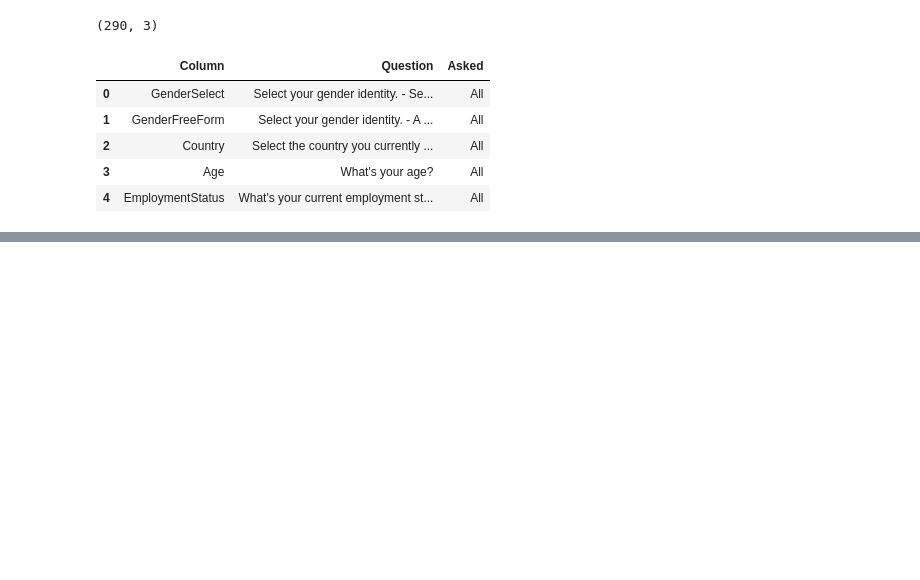
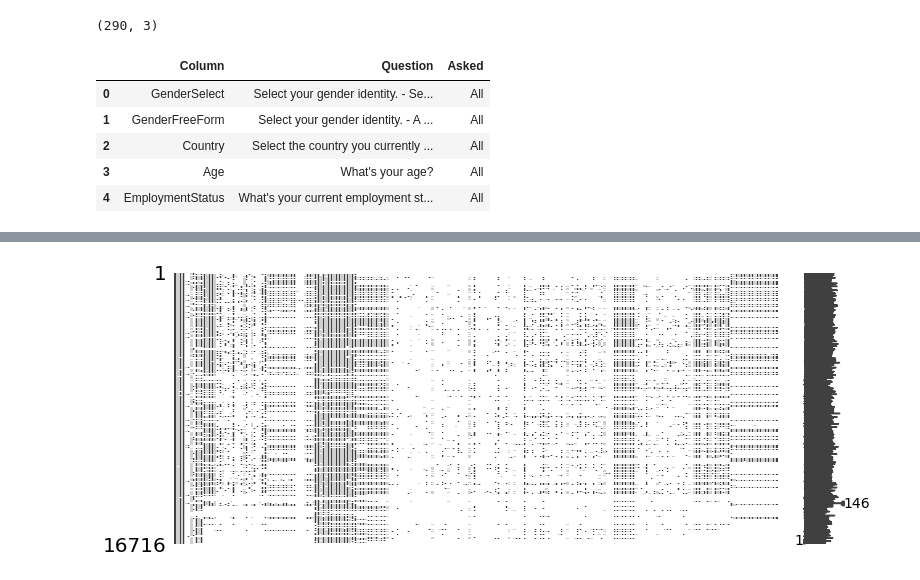
Before and after one commit to duhyundev/TIL, a Jupyter notebook: Kaggle_ML_and_Data_Science_Survey_2017.ipynb, the cells around one changed output, grey strips where cells are left out. Cells and saved outputs as stored; diff of their text form; code cells hidden in the pictures; blank space fills up the shorter version.

```diff
--- a/Kaggle_ML_and_Data_Science_Survey_2017.ipynb
+++ b/Kaggle_ML_and_Data_Science_Survey_2017.ipynb
@@ -55,3 +60,8 @@ question.head()
 | 2 | Country | Select the country you currently ... | All |
 | 3 | Age | What's your age? | All |
 | 4 | EmploymentStatus | What's your current employment st... | All |
+# %%
+mcr = pd.read_csv('kaggle-survey-2017/multipleChoiceResponses.csv',
+                  encoding='ISO-8859-1',
+                  low_memory=False)
+mcr.shape
@@ -57,0 +92,6 @@ question.head()
+# %%
+import missingno as mano
+
+mano.matrix(mcr, figsize=(12,5));
+# %% [output]
+[figure, added]
```
Also changed, not shown: parts of 138 cells of this notebook.
